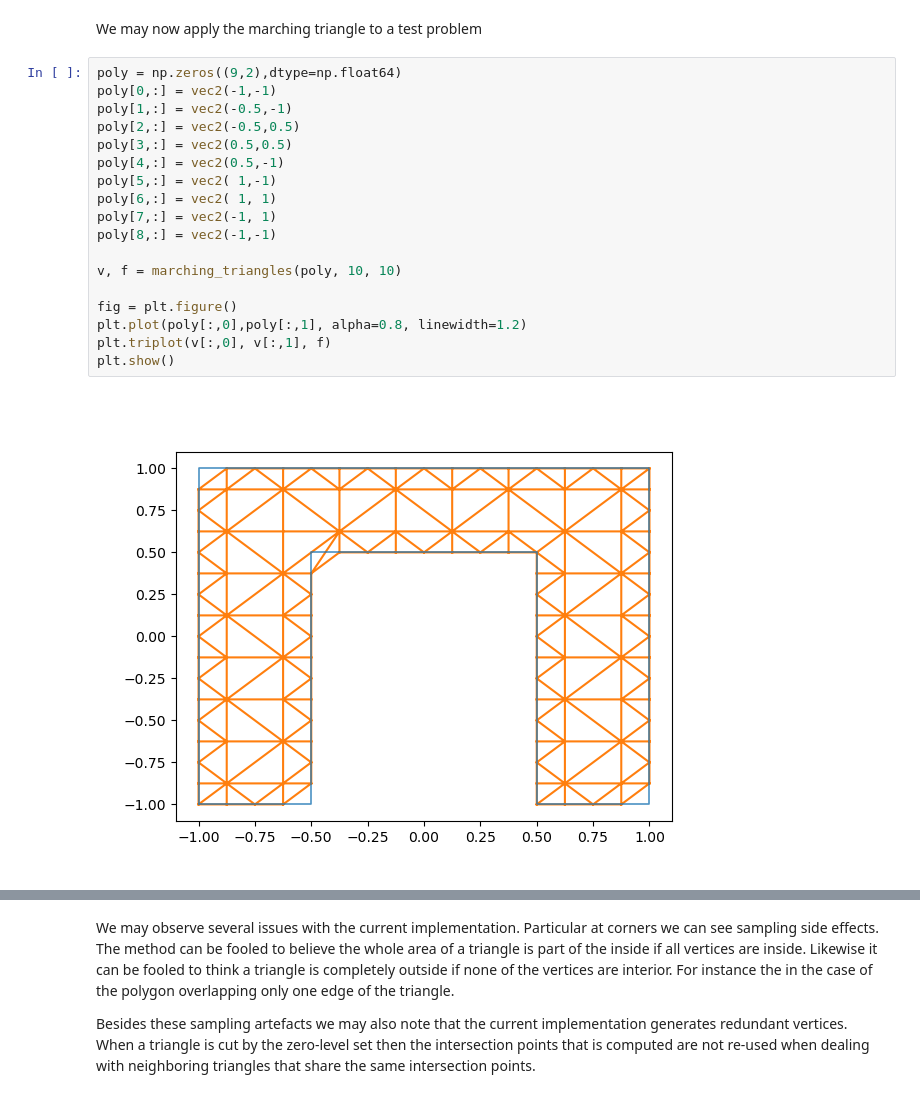
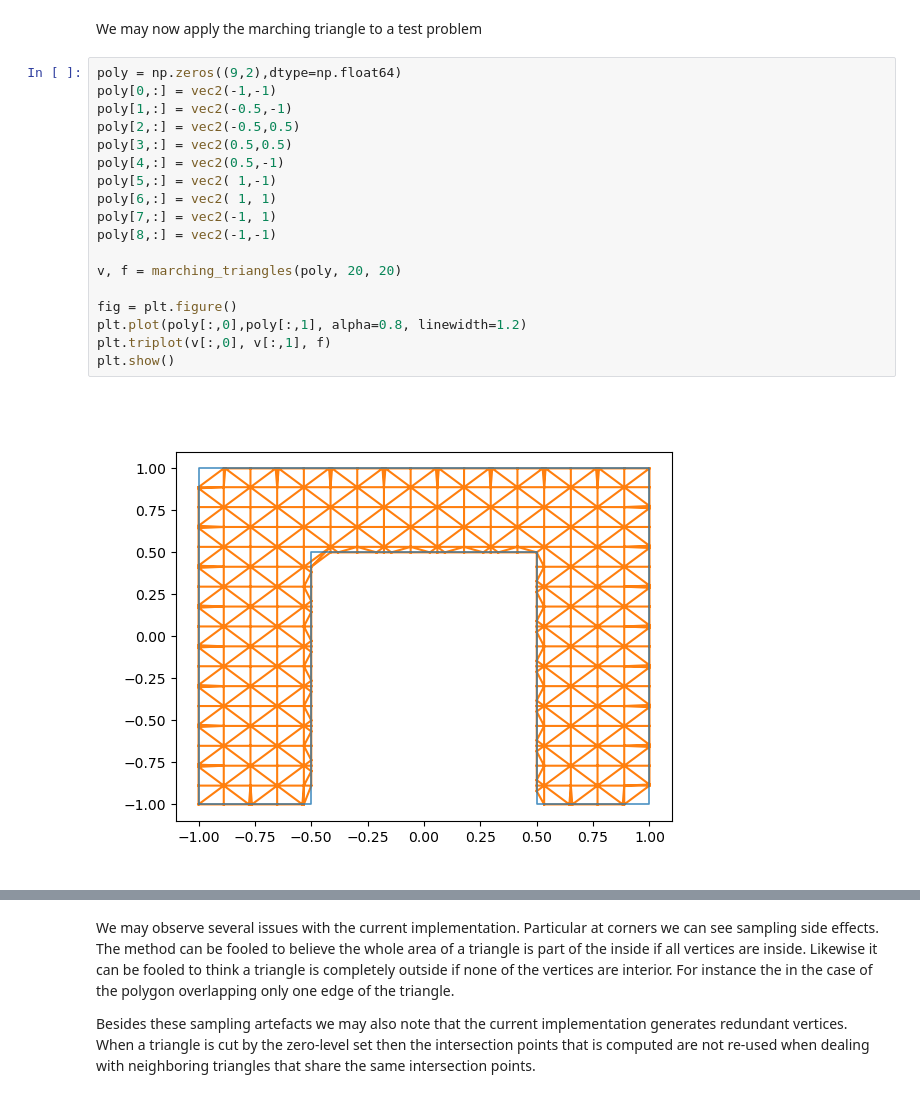
Before and after one commit to XaveryXavier/sim, a Jupyter notebook: w3/week3.ipynb, the cells around one changed output, grey strips where cells are left out. Drawn from its saved outputs; the diff is of its cells as text.

```diff
--- a/w3/week3.ipynb
+++ b/w3/week3.ipynb
@@ -671,23 +668,23 @@ We may now apply the marching triangle to a test problem
 # %%
 poly = np.zeros((9,2),dtype=np.float64)
 poly[0,:] = vec2(-1,-1)
 poly[1,:] = vec2(-0.5,-1)
 poly[2,:] = vec2(-0.5,0.5)
 poly[3,:] = vec2(0.5,0.5)
 poly[4,:] = vec2(0.5,-1)
 poly[5,:] = vec2( 1,-1)
 poly[6,:] = vec2( 1, 1)
 poly[7,:] = vec2(-1, 1)
 poly[8,:] = vec2(-1,-1)
 
-v, f = marching_triangles(poly, 10, 10)
+v, f = marching_triangles(poly, 20, 20)
 
 fig = plt.figure()
 plt.plot(poly[:,0],poly[:,1], alpha=0.8, linewidth=1.2)
 plt.triplot(v[:,0], v[:,1], f)
 plt.show()
 # %% [output]
-[figure, old version]
+[figure, new version]
 # %%
 plot_quality_histograms(v, f, compute_quality_1_triang)
 plot_quality_histograms(v, f, compute_quality_2_triang)
```
Also changed, not shown: parts of 3 cells of this notebook, 2 other files.
